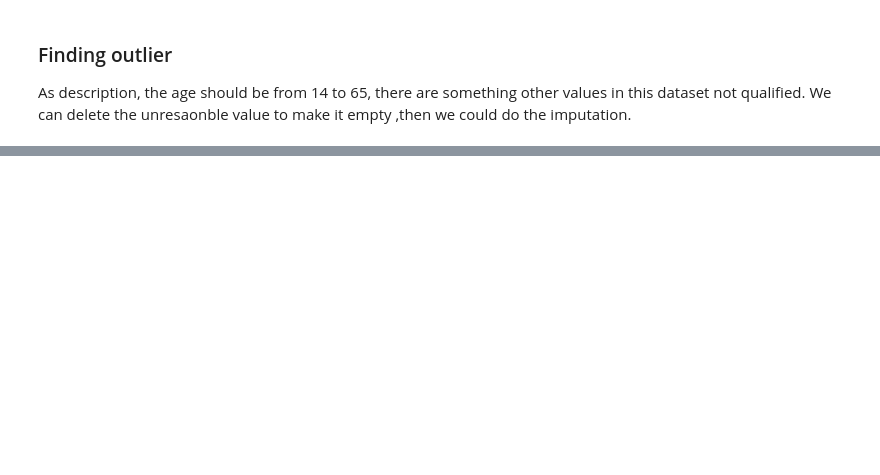
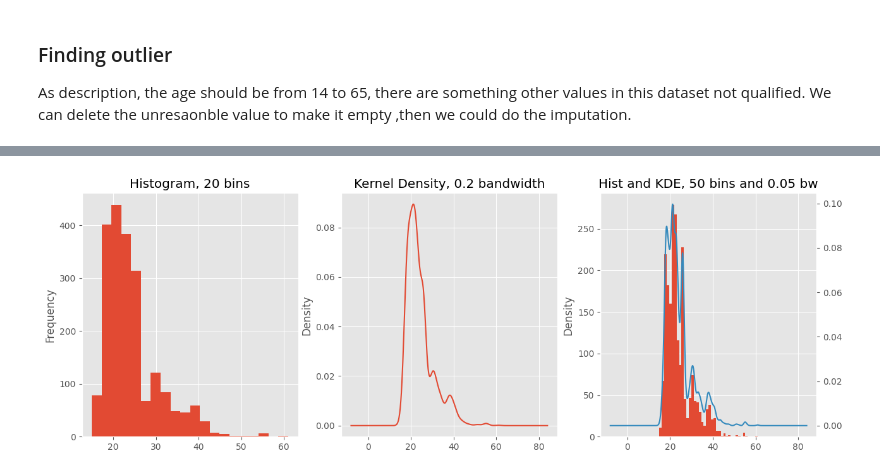
Before and after one commit to wayne-xyz/CS7324As, a Jupyter notebook: Lab1/LabOne.ipynb, the cells around one changed output, grey strips where cells are left out. Cells and saved outputs as stored; diff of their text form; code cells hidden in the pictures; blank space fills up the shorter version.

```diff
--- a/Lab1/LabOne.ipynb
+++ b/Lab1/LabOne.ipynb
@@ -327,0 +340,22 @@ df.describe()
+# %%
+# reference code from the lecture
+# Age distribution
+plt.style.use('ggplot')
+
+fig=plt.figure(figsize=(15,5))
+plt.subplot(1,3,1)
+# we have the df is imputed dataframe
+df.Age.plot.hist(bins=20)
+plt.title('Histogram, 20 bins')
+
+plt.subplot(1,3,2)
+df.Age.plot.kde(bw_method=0.2)
+plt.title('Kernel Density, 0.2 bandwidth')
+
+plt.subplot(1,3,3)
+df.Age.plot.hist(bins=40)
+df.Age.plot.kde(bw_method=0.1, secondary_y=True)
+plt.title('Hist and KDE, 50 bins and 0.05 bw')
+plt.show()
+# %% [output]
+[figure, added]
```
Also changed, not shown: parts of 20 cells of this notebook.
